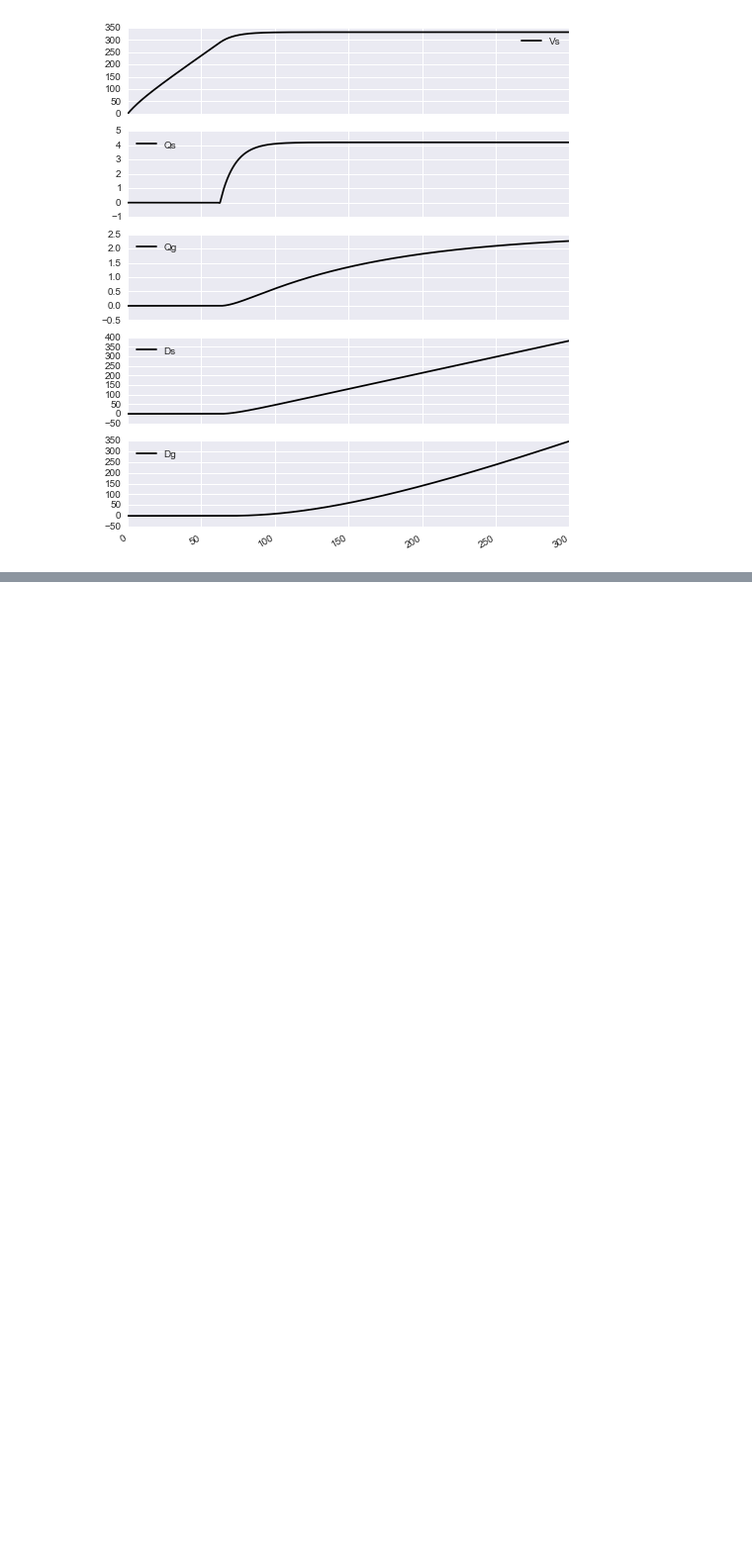
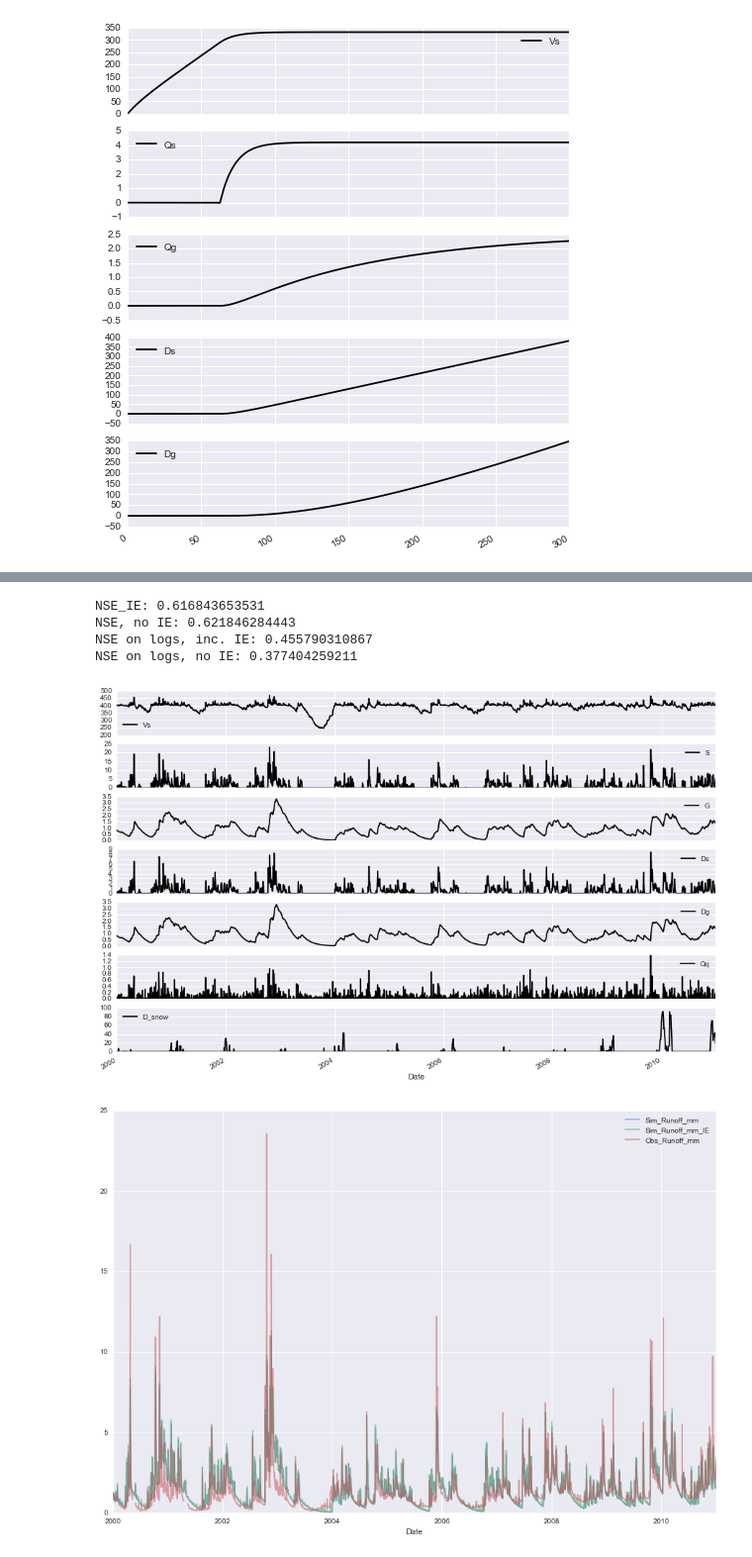
Before and after one commit to JoeyYHT/SimplyP, a Jupyter notebook: notebooks/05_A_Hydrological_Model.ipynb, the cells around one changed output, grey strips where cells are left out. Shown at 99% size. Cells and saved outputs as stored; diff of their text form; code cells hidden in the pictures; blank space fills up the shorter version.

```diff
--- a/notebooks/05_A_Hydrological_Model.ipynb
+++ b/notebooks/05_A_Hydrological_Model.ipynb
@@ -98,7 +212,7 @@ print df.tail()
 def simple_hydro_model(met_df, ics, mod_params, period, step_len=1):
     """ The hydrological model
 
-            met_df         Dataframe containing columns 'Rainfall_mm' and 'PET_mm', with datetime index
+            met_df         Dataframe containing columns 'P' and 'PET', with datetime index
             ics            Vector of initial conditions [Vs0, Vg0]
             mod_params     Vector of params [f_IExcess, alpha, beta, T_s, T_g, fc]
             period         Vector of [start, end] dates [yyyy-mm-dd, yyyy-mm-dd]
@@ -127,8 +241,8 @@ def simple_hydro_model(met_df, ics, mod_params, period, step_len=1):
     # Loop over met data
     for idx in range(len(input_df)):
         # Get P and E for this day
-        P = input_df.ix[idx, 'Rainfall_mm']
-        E = input_df.ix[idx, 'PET_mm']
+        P = input_df.ix[idx, 'P']
+        E = input_df.ix[idx, 'PET']
 
         # Calculate infiltration excess and add to results
         Qq = np.array(f_IExcess*P)
@@ -179,7 +293,7 @@ def simple_hydro_model(met_df, ics, mod_params, period, step_len=1):
     df['Sim_Runoff_mm'] = df['Ds'] + df['Dg']
 
     # Add observed runoff to df
-    df['Obs_Runoff_mm'] = input_df['Runoff_mm']
+    df['Obs_Runoff_mm'] = obs_df['Runoff_mm']
 
     return df
 # %%
@@ -238,0 +356,34 @@ Date
+# %%
+# Plot the simulated results
+df[['Vs', 'S', 'G', 'Ds', 'Dg', 'Qq','D_snow']].plot(subplots=True,
+                                      figsize=(15, 10))
+
+df[['Sim_Runoff_mm', 'Sim_Runoff_mm_IE', 'Obs_Runoff_mm']].plot(alpha=0.5,
+                                            figsize=(15, 10))
+
+# Print some stats
+obs = df['Obs_Runoff_mm']
+sim_IE = df['Sim_Runoff_mm_IE']
+sim = df['Sim_Runoff_mm']
+
+log_obs = np.log(obs)
+log_sim_IE = np.log(sim_IE)
+log_sim = np.log(sim)
+
+NSE_IE = 1 - (np.sum((obs-sim_IE)**2)/np.sum((obs-np.mean(obs))**2))
+NSE = 1 - (np.sum((obs-sim)**2)/np.sum((obs-np.mean(obs))**2))
+
+log_NSE_IE = 1 - (np.sum((log_obs-log_sim_IE)**2)/np.sum((log_obs-np.mean(log_obs))**2))
+log_NSE = 1 - (np.sum((log_obs-log_sim)**2)/np.sum((log_obs-np.mean(log_obs))**2))
+
+print "NSE_IE:", NSE_IE
+print "NSE, no IE:", NSE
+print "NSE on logs, inc. IE:", log_NSE_IE
+print "NSE on logs, no IE:", log_NSE
+# %% [output]
+NSE_IE: 0.616843653531
+NSE, no IE: 0.621846284443
+NSE on logs, inc. IE: 0.455790310867
+NSE on logs, no IE: 0.377404259211
+[figure, added]
+[figure, added]
```
Also changed, not shown: parts of 4 cells of this notebook.
